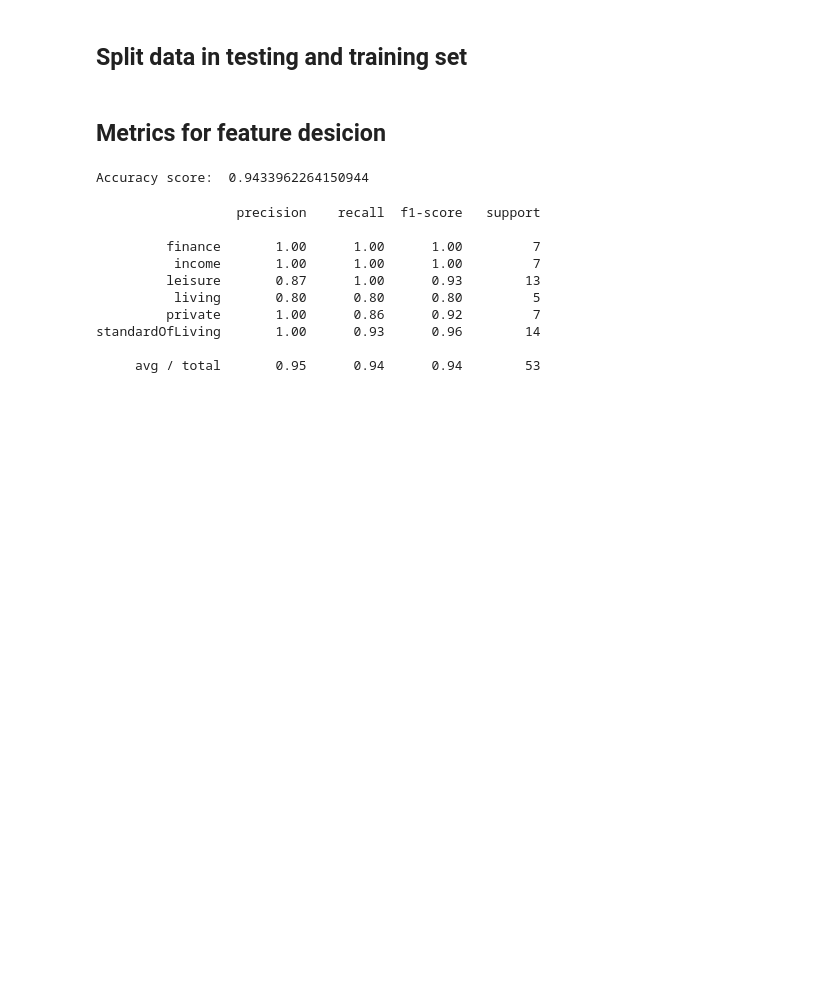
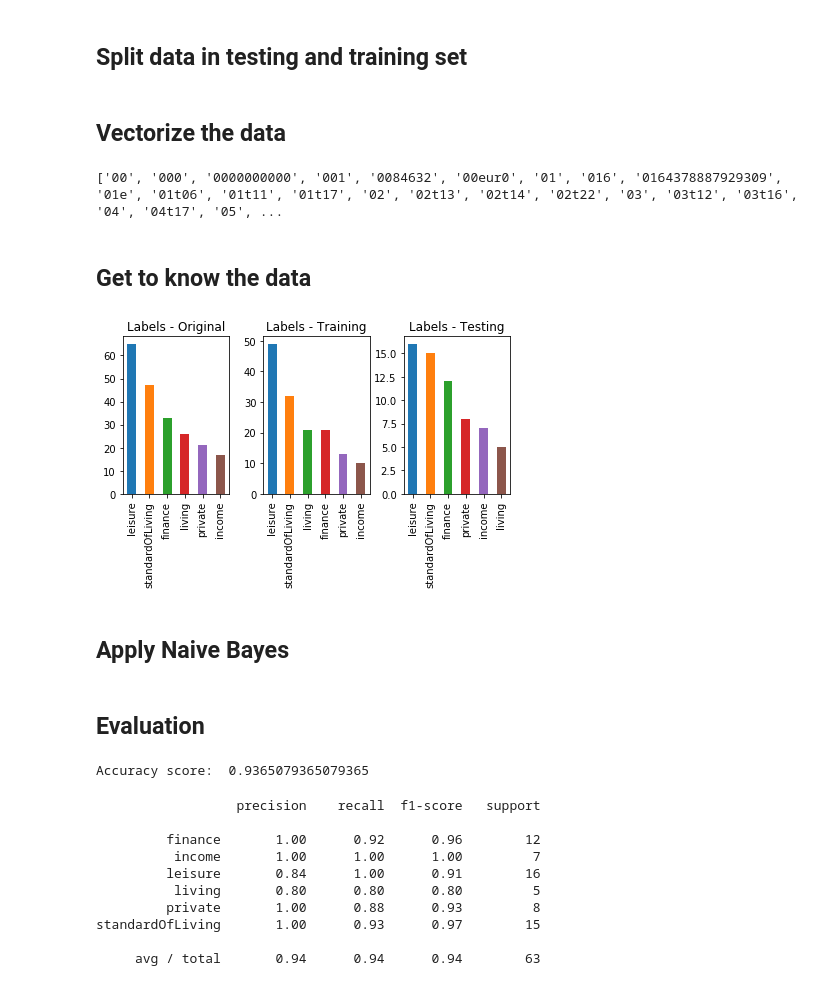
Before and after one commit to hijonga/SAKI_AS, a Jupyter notebook: Aufgabe1.ipynb, the cells around one changed output. Saved outputs shown, nothing was run; the diff lists cells and outputs as text; code cells hidden in the pictures; blank space fills up the shorter version.

```diff
--- a/Aufgabe1.ipynb
+++ b/Aufgabe1.ipynb
@@ -51,21 +37,39 @@ frequency_matrix
 # %% [markdown]
 ## Split data in testing and training set
+# %%
+# split into training and testing sets
+from sklearn.model_selection import train_test_split
+X_train, X_test, y_train, y_test = train_test_split(documents, data["label"], train_size=0.7, test_size=0.3, random_state=1)
+# %% [markdown]
+## Vectorize the data
 # %%
-# split into training and testing sets
-from sklearn.model_selection import train_test_split
-X_train, X_test, y_train, y_test = train_test_split(documents, data["label"], random_state=1)
-
 # Instantiate the CountVectorizer method
 count_vector = CountVectorizer()
 # Fit the training data and then return the matrix
 training_data = count_vector.fit_transform(X_train)
-# Transform testing data and return the matrix. Note we are not fitting the testing data into the CountVectorizer()
+# Transform testing data and return the matrix. Note: not fitting the testing data into the CountVectorizer()
 testing_data = count_vector.transform(X_test)
 
-from sklearn.naive_bayes import MultinomialNB
-naive_bayes = MultinomialNB()
-naive_bayes.fit(training_data, y_train)
-
-y_pred = naive_bayes.predict(testing_data)
+print(count_vector.get_feature_names())
+# %% [output]
+['00', '000', '0000000000', '001', '0084632', '00eur0', '01', '016', '0164378887929309', '01e', '01t06', '01t11', '01t17', '02', '02t13', '02t14', '02t22', '03', '03t12', '03t16', '04', '04t17', '05', ...
-# %% [markdown]
-## Metrics for feature desicion
+# %% [markdown]
+## Get to know the data
+# %%
+plt.subplot(1, 3, 1)
+data['label'].value_counts().plot(kind='bar')
+plt.title("Labels - Original")
+
+plt.subplot(1, 3, 2)
+y_train.value_counts().plot(kind='bar')
+plt.title("Labels - Training")
+
+plt.subplot(1, 3, 3)
+y_test.value_counts().plot(kind='bar')
+plt.title("Labels - Testing")
+plt.tight_layout()
+plt.show()
+# %% [output]
+[figure, added]
+# %% [markdown]
+## Apply Naive Bayes
@@ -72,22 +81,24 @@ y_pred = naive_bayes.predict(testing_data)
+# %% [markdown]
+## Evaluation
 # %%
 
-from sklearn.metrics import accuracy_score, precision_score, recall_score, f1_score
-print('Accuracy score: ', format(accuracy_score(y_test, y_pred)))
+from sklearn.metrics import accuracy_score
+print('Accuracy score: ', format(accuracy_score(y_test, prediction)))
 # %% [output]
-Accuracy score:  0.9433962264150944
+Accuracy score:  0.9365079365079365
 # %%
 from sklearn.metrics import classification_report
-print(classification_report(y_test, y_pred, target_names = label_name))
+print(classification_report(y_test, prediction, target_names = label_name))
 # %% [output]
                   precision    recall  f1-score   support
 
-         finance       1.00      1.00      1.00         7
+         finance       1.00      0.92      0.96        12
           income       1.00      1.00      1.00         7
-         leisure       0.87      1.00      0.93        13
+         leisure       0.84      1.00      0.91        16
           living       0.80      0.80      0.80         5
-         private       1.00      0.86      0.92         7
-standardOfLiving       1.00      0.93      0.96        14
+         private       1.00      0.88      0.93         8
+standardOfLiving       1.00      0.93      0.97        15
 
-     avg / total       0.95      0.94      0.94        53
+     avg / total       0.94      0.94      0.94        63
 # %%
 print(__doc__)
```
Also changed, not shown: parts of 6 cells of this notebook.
